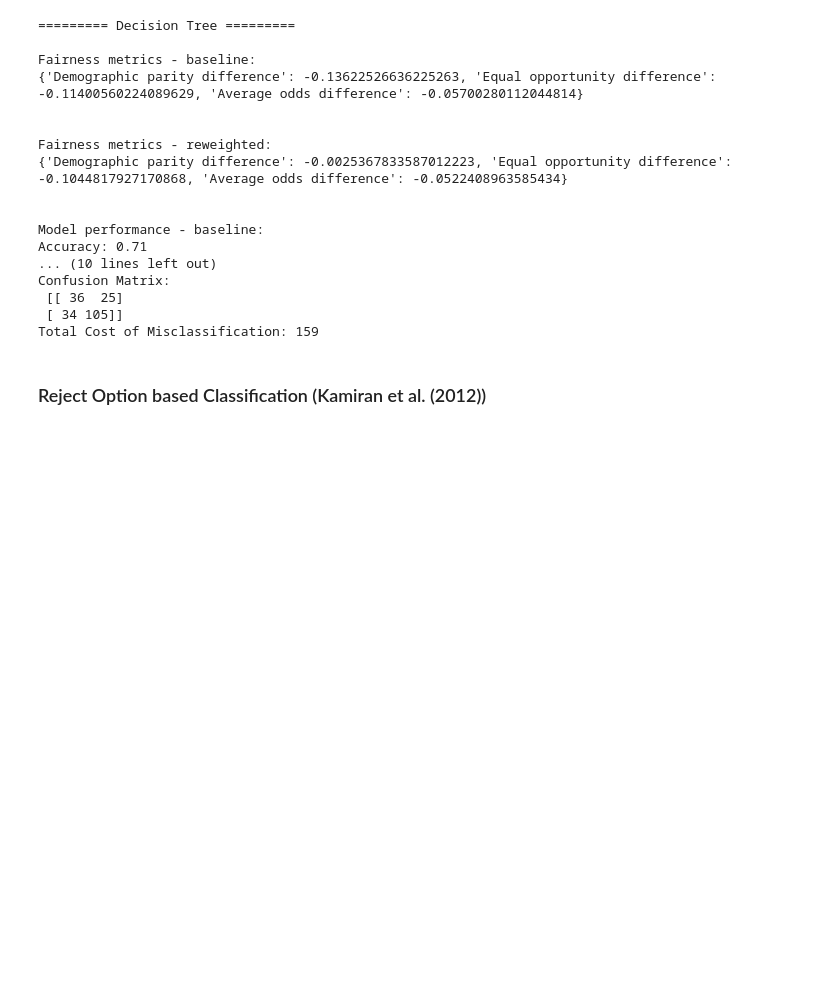
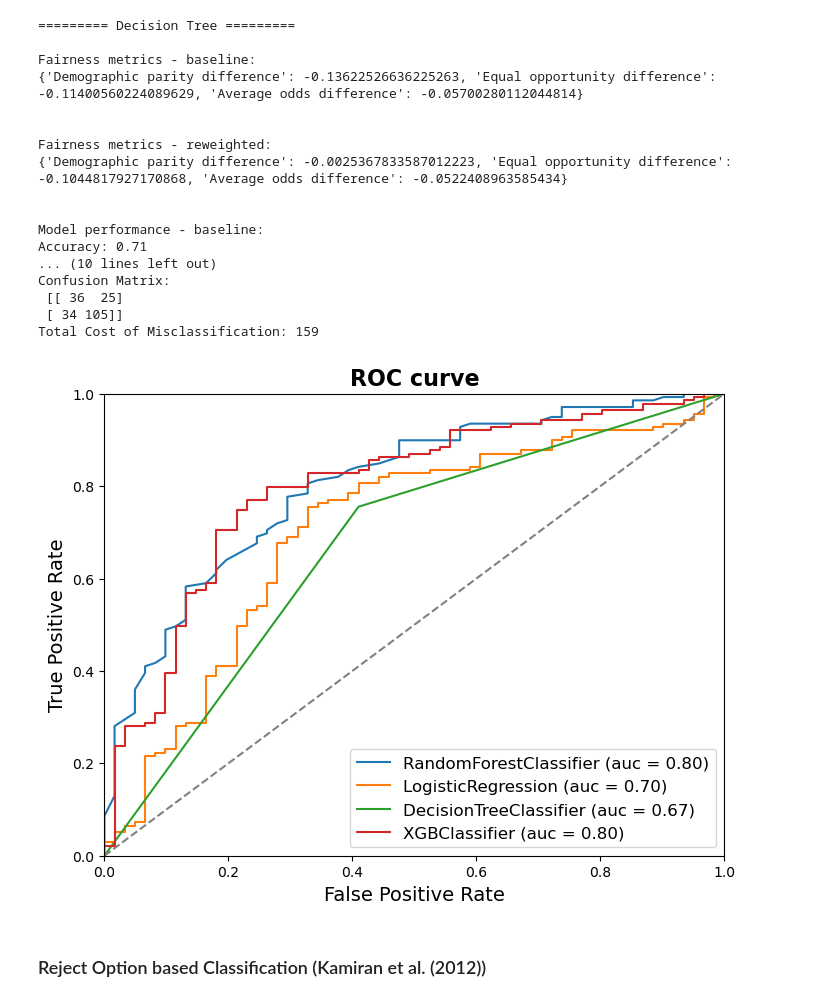
Before and after one commit to Bipauli/German_credit_ML, a Jupyter notebook: fairness.ipynb, the cells around one changed output. Cells and saved outputs as stored; diff of their text form; code cells hidden in the pictures; blank space fills up the shorter version.

```diff
--- a/fairness.ipynb
+++ b/fairness.ipynb
@@ -498,6 +524,10 @@ Confusion Matrix:
  [[ 36  25]
  [ 34 105]]
 Total Cost of Misclassification: 159
+# %%
+plot_roc_curve([rf_weight, lr_weight, dt_weight, xgb_weight], X_test, y_test)
+# %% [output]
+[figure, added]
 # %% [markdown]
 ### Reject Option based Classification (Kamiran et al. (2012))
 # %% [markdown]
```
Also changed, not shown: parts of 8 cells of this notebook.
